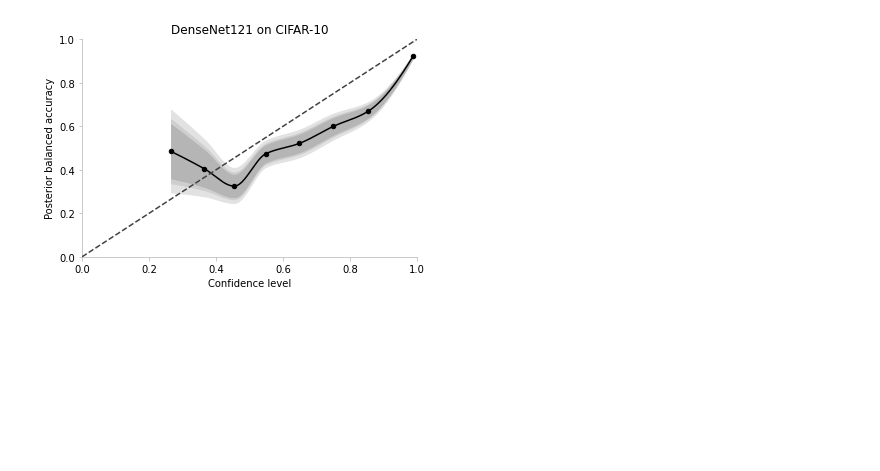
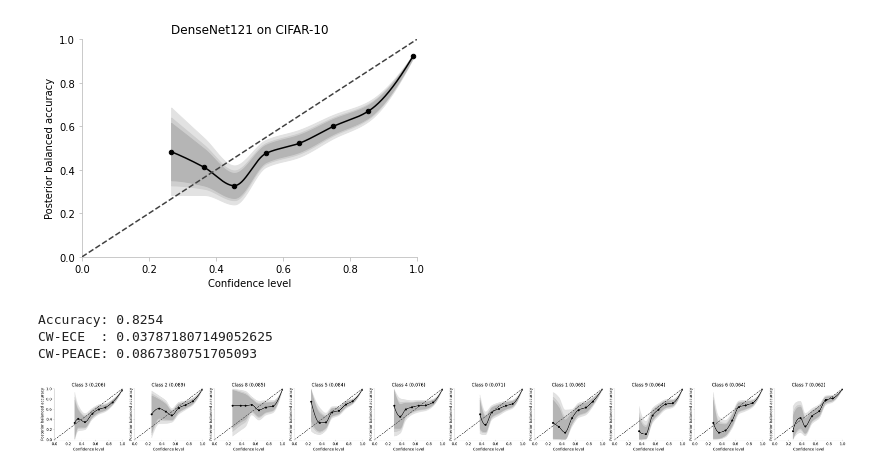
Before and after one commit to MaximLippeveld/riverreliability, a Jupyter notebook: experiments/cifar10_densenet.ipynb, the cells around one changed output. Saved outputs shown, nothing was run; the diff lists cells and outputs as text; code cells hidden in the pictures; blank space fills up the shorter version.

Commit message:
Add class-wise plots

```diff
--- a/experiments/cifar10_densenet.ipynb
+++ b/experiments/cifar10_densenet.ipynb
@@ -76,5 +56,6 @@ z_test = model.predict(x_test, batch_size=128, verbose=1)
 # %%
 y_probs = z_test.max(axis=1)
+y_probs_full = z_test
 y_preds = z_test.argmax(axis=1)
 y_true = y_test.argmax(axis=1)
 # %%
@@ -98,3 +79,23 @@ plt.savefig('plots/densenet.pdf')
 plt.show()
 # %% [output]
 [figure]
+# %%
+acc = (y_preds == y_true).mean()
+print(f'Accuracy: {acc}')
+
+cw_ece = metrics.class_wise_error(y_probs_full, y_preds, y_true, base_error=metrics.ece)
+print(f'CW-ECE  : {cw_ece}')
+
+cw_peace = metrics.class_wise_error(y_probs_full, y_preds, y_true, base_error=metrics.peace)
+print(f'CW-PEACE: {cw_peace}')
+# %% [output]
+Accuracy: 0.8254
+CW-ECE  : 0.037871807149052625
+CW-PEACE: 0.0867380751705093
+# %%
+# plt.title('DenseNet121 on CIFAR-10')
+axes = plots.class_wise_posterior_reliability_diagram(y_probs_full, y_preds, y_true, bins=10, metric=metrics.peace)
+plt.savefig('plots/densenet_cw.pdf')
+plt.show()
+# %% [output]
+[figure, added]
```
Also changed, not shown: parts of 5 cells of this notebook, 1 other file.
